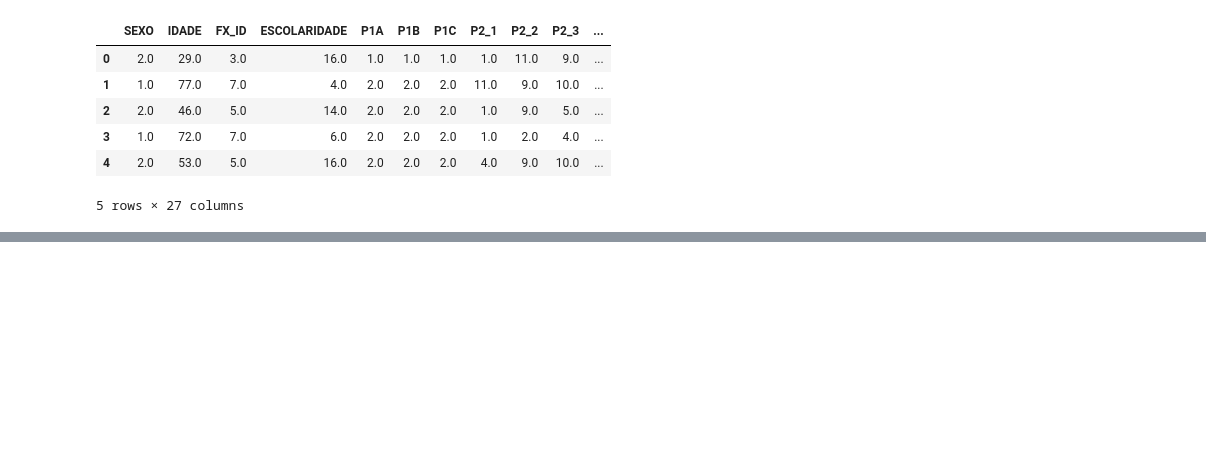
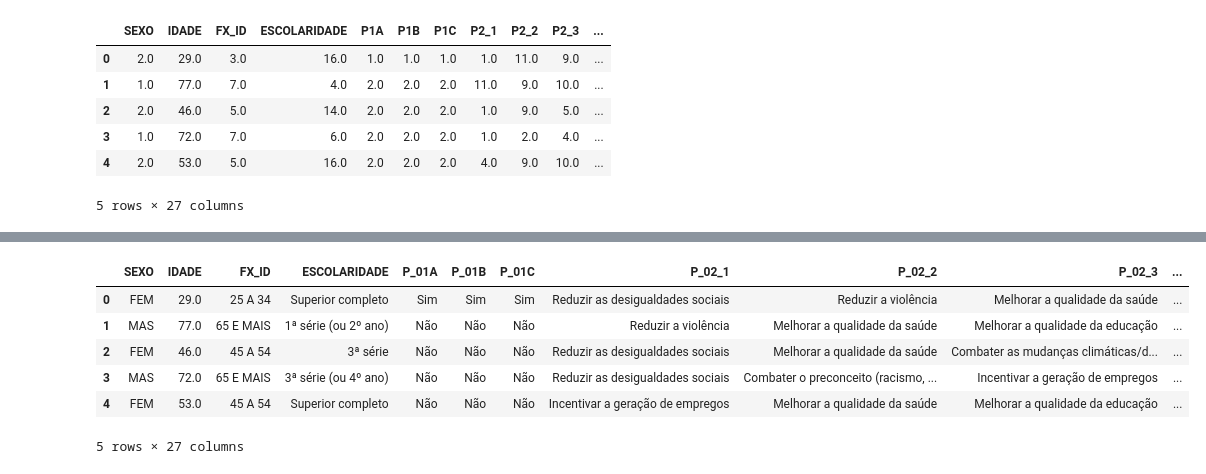
Before and after one commit to edfeherr/projeto-eda-democracia, a Jupyter notebook: notebooks/01_exploracao_base.ipynb, the cells around one changed output, grey strips where cells are left out. Cells and saved outputs as stored; diff of their text form; code cells hidden in the pictures; blank space fills up the shorter version.

```diff
--- a/notebooks/01_exploracao_base.ipynb
+++ b/notebooks/01_exploracao_base.ipynb
@@ -7,2 +39,6 @@ import pyreadstat
 # %%
-df, meta = pyreadstat.read_sav('../data/raw/04832.SAV')
+# Leitura da base SPSS do CESOP.
+# pyreadstat retorna o DataFrame e um objeto meta com rótulos das colunas e
+# mapeamentos código→categoria; ambos serão usados nas etapas seguintes.
+df_cesop, meta_cesop = pyreadstat.read_sav(str(PATH_CESOP_SAV))
+print("Linhas e colunas:", df_cesop.shape)
@@ -62,0 +162,22 @@ meta.column_labels
+# %%
+# Mapeamento explícito dos códigos de não-resposta para NaN.
+# Manter a tabela aqui (em vez de aplicar globalmente "99 → NaN") evita corromper
+# REND1, em que 98 = "Não tem rendimento pessoal" é categoria VÁLIDA, não missing.
+codigos_nan_por_coluna = {
+    'RELIGIAO': [99],
+    'REND1':    [99],
+    'REND2':    [99],
+    'P_01A':    [99], 'P_01B': [99], 'P_01C': [99],
+    'P_02_1':   [99], 'P_02_2': [99], 'P_02_3': [99],
+    'P_03_1':   [99], 'P_03_2': [99], 'P_03_3': [99],
+    'P_03_4':   [99], 'P_03_5': [99], 'P_03_6': [99],
+    'P_04':     [99],
+}
+
+# Conta NaN antes e depois para ter visibilidade do efeito da substituição.
+antes = df_cesop[list(codigos_nan_por_coluna.keys())].isna().sum()
+for col, codigos in codigos_nan_por_coluna.items():
+    df_cesop[col] = df_cesop[col].replace(codigos, np.nan)
+depois = df_cesop[list(codigos_nan_por_coluna.keys())].isna().sum()
+
+pd.DataFrame({'NaN_antes': antes, 'NaN_depois': depois, 'delta': depois - antes})
@@ -62,0 +202,24 @@ meta.column_labels
+# %%
+# Substitui códigos numéricos por rótulos legíveis em cada coluna categórica.
+# Atualizamos as chaves do dicionário SPSS para refletir os nomes renomeados (P1A → P_01A).
+# Colunas sem value labels (IDADE, ID_Ipec, DATA_ENTREVISTA, TIPO_COLETA) ficam inalteradas.
+value_labels = {}
+for col_original, mapa in meta_cesop.variable_value_labels.items():
+    col_atual = rename_map.get(col_original, col_original)
+    if col_atual in df_cesop.columns:
+        value_labels[col_atual] = mapa
+
+# .map() preserva os NaN inseridos no passo anterior.
+# Convertemos para category — economiza memória e habilita ordenação/plotagem categorial.
+for col, mapa in value_labels.items():
+    df_cesop[col] = df_cesop[col].map(mapa).astype('category')
+
+df_cesop.head()
+# %% [output]
+|  | SEXO | IDADE | FX_ID | ESCOLARIDADE | P_01A | P_01B | P_01C | P_02_1 | P_02_2 | P_02_3 | ... |
+| 0 | FEM | 29.0 | 25 A 34 | Superior completo | Sim | Sim | Sim | Reduzir as desigualdades sociais | Reduzir a violência | Melhorar a qualidade da saúde | ... |
+| 1 | MAS | 77.0 | 65 E MAIS | 1ª série (ou 2º ano) | Não | Não | Não | Reduzir a violência | Melhorar a qualidade da saúde | Melhorar a qualidade da educação | ... |
+| 2 | FEM | 46.0 | 45 A 54 | 3ª série | Não | Não | Não | Reduzir as desigualdades sociais | Melhorar a qualidade da saúde | Combater as mudanças climáticas/d... | ... |
+| 3 | MAS | 72.0 | 65 E MAIS | 3ª série (ou 4º ano) | Não | Não | Não | Reduzir as desigualdades sociais | Combater o preconceito (racismo, ... | Incentivar a geração de empregos | ... |
+| 4 | FEM | 53.0 | 45 A 54 | Superior completo | Não | Não | Não | Incentivar a geração de empregos | Melhorar a qualidade da saúde | Melhorar a qualidade da educação | ... |
+5 rows × 27 columns
```
Also changed, not shown: parts of 31 cells of this notebook, 3 other files.
